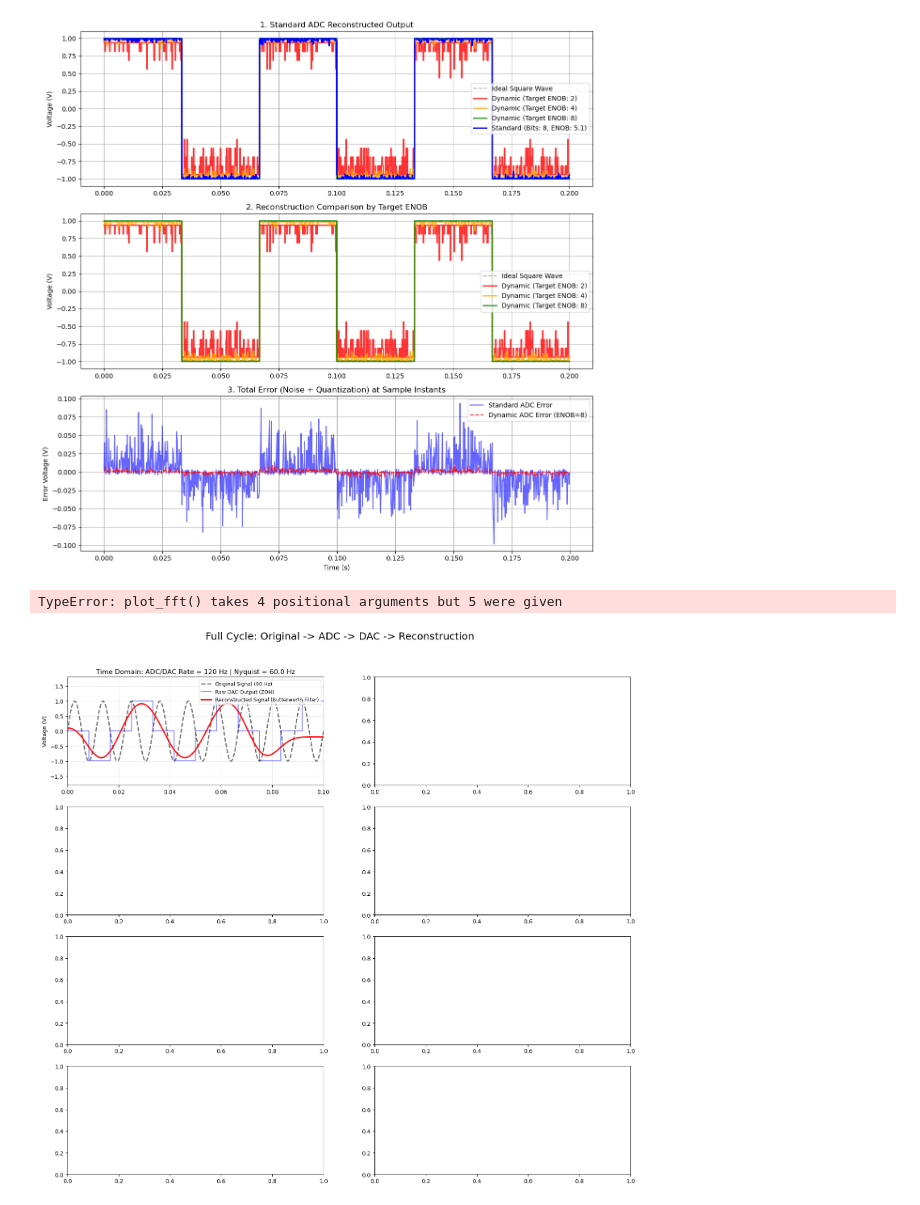
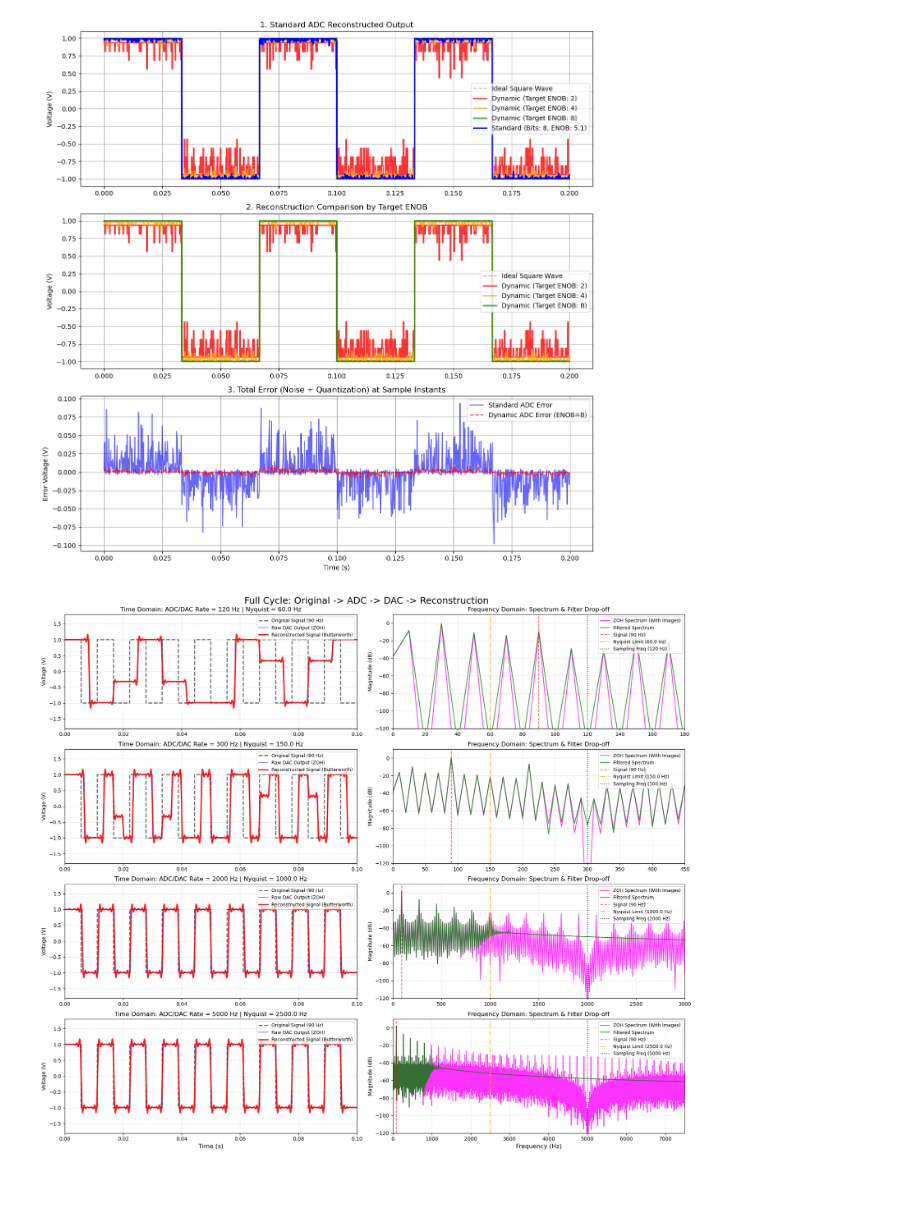
Before and after one commit to elmerfariass/DSPcap, a Jupyter notebook: ADC&DAC.ipynb, the cells around one changed output. Drawn from its saved outputs; the diff is of its cells as text; code cells hidden in the pictures.

```diff
--- a/ADC&DAC.ipynb
+++ b/ADC&DAC.ipynb
@@ -352,8 +352,7 @@ fs_analog_test = 100000
 f_signal_test = 100 # 100 Hz sine wave
 t_temp = np.linspace(0, 0.05, int(fs_analog_test * 0.05))
 
-# Full-scale sine wave for the ENOB formula to work perfectly
-x_analog_test = 0.8*np.sin(2 * np.pi * f_signal_test * t_temp)
+x_analog_test = 0.8*square(2 * np.pi * f_signal_test * t_temp)
 
 fs_sample_test = 5000 # 5 kHz
 v_min_test = -1.0
@@ -393,7 +392,6 @@ for bits in bit_levels:
 
     print(f"{bits:<6} | {erro_rms:<15.6f} | {snr_db:<12.2f} | {enob:.2f}")
 
-# --- PLOTTING THE RESULTS ---
 fig, (ax1, ax2) = plt.subplots(1, 2, figsize=(14, 5))
 
 # Plot 1: Exponential Drop of the Quantization Error
@@ -1311,87 +1137,77 @@ t_analog = np.arange(0, t_sim, 1 / analog_fs)
 
 f_in = 90 # 90 Hz signal
 v_max, v_min = 1.5, -1.5
-original_signal = 1.0 * np.sin(2 * np.pi * f_in * t_analog)
+#original_signal = 1.0 * np.sin(2 * np.pi * f_in * t_analog)
+original_signal = 1.0 * square(2 * np.pi * f_in * t_analog)
 
-bits = 8
-sampling_rates = [120, 300, 2000, 5000]  # Sampling rates to test (120 Hz, 300 Hz, 2 kHz, 5 kHz)
+Enob = 8
+sampling_rates = [120, 300, 2000, 5000]  # Sampling rates to test
 
-# --- 3. FULL CYCLE AND PLOTTING ---
-# Changed to 2 columns! Left: Time Domain | Right: Frequency Domain (FFT)
 fig, axes = plt.subplots(len(sampling_rates), 2, figsize=(18, 16))
 fig.suptitle('Full Cycle: Original -> ADC -> DAC -> Reconstruction', fontsize=18, y=0.95)
 
+# ADC -> DAC loop for each sampling rate
 for i, fs_adc in enumerate(sampling_rates):
-    # ==========================================
-    # STAGE 1: ADC (Real World -> Digital World)
-    # ==========================================
+
+
+
     (t_sampled, digital_out, _, _, step_size, snr,
      num_bits, codes, b_str, g_str) = adc_dynamic_model(
-        t_analog, original_signal, fs_adc, bits, v_max, v_min, margin_bits=0
+        t_analog, original_signal, fs_adc, Enob, v_max, v_min, margin_bits=0
     )
 
-    # ==========================================
-    # STAGE 2: DAC (Digital World -> Real World)
-    # ==========================================
-    # ZOH factor is calculated so the DAC's t_analog matches our 100kHz scale.
+
     zoh_factor_calc = int(analog_fs / fs_adc)
+
 
     (t_dig, volt_sig, t_dac, zoh_sig, rec_sig) = simulate_dac(
         g_str, num_bits, v_min, v_max, fs_adc,
-        zoh_factor=zoh_factor_calc, use_filter=True, gray_input=True
+        zoh_factor=zoh_factor_calc, use_filter=True, fc=1000, gray_input=True
     )
 
-    # ==========================================
-    # PLOTTING RESULTS
-    # ==========================================
-    ax_time = axes[i, 0] # Left column
-    ax_freq = axes[i, 1] # Right column
 
-    # --- TIME DOMAIN PLOTS ---
-    # 1. Ideal Signal (Dashed Black)
+    ax_time = axes[i, 0] # Left column (Time)
+    ax_freq = axes[i, 1] # Right column (Frequency)
+
+    #  TIME DOMAIN PLOTS
     ax_time.plot(t_analog, original_signal, 'k--', lw=2, alpha=0.6, label='Original Signal (90 Hz)')
-    # 2. Raw DAC Output (Blue Staircase)
     ax_time.plot(t_dac, zoh_sig, 'b-', lw=1.5, alpha=0.5, label='Raw DAC Output (ZOH)')
-    # 3. Filtered Analog Output (Red)
-    ax_time.plot(t_dac, rec_sig, 'r-', lw=2.5, alpha=0.9, label='Reconstructed Signal (Butterworth Filter)')
+    ax_time.plot(t_dac, rec_sig, 'r-', lw=2.5, alpha=0.9, label='Reconstructed Signal (Butterworth)')
 
     ax_time.set_title(f'Time Domain: ADC/DAC Rate = {fs_adc} Hz | Nyquist = {fs_adc/2:.1f} Hz', fontsize=12)
     ax_time.set_ylabel('Voltage (V)')
     ax_time.set_xlim(0, t_sim)
     ax_time.set_ylim(-1.8, 1.8)
     ax_time.grid(True, linestyle=':', alpha=0.7)
     ax_time.legend(loc='upper right', fontsize=9)
 
-    # --- FREQUENCY DOMAIN PLOTS (FFT) ---
-    # Automatically calculate the high-res frequency for FFT
+    #  FREQUENCY DOMAIN PLOTS (FFT)
     delta_t = t_dac[1] - t_dac[0]
     actual_dac_fs = 1 / delta_t
 
-    # Plot FFTs passing the specific axis
-    plot_fft(ax_freq, zoh_sig, actual_dac_fs, 'ZOH Spectrum (With Images)', 'magenta')
-    plot_fft(ax_freq, rec_sig, actual_dac_fs, 'Filtered Spectrum', 'green')
+    plt.sca(ax_freq)
+
+    plot_fft(zoh_sig, actual_dac_fs, 'ZOH Spectrum (With Images)', 'magenta')
+    plot_fft(rec_sig, actual_dac_fs, 'Filtered Spectrum', 'green')
 
     # Vertical markers for context
     ax_freq.axvline(f_in, color='red', linestyle='--', alpha=0.6, label=f'Signal ({f_in} Hz)')
     ax_freq.axvline(fs_adc/2, color='orange', linestyle='-.', alpha=0.8, label=f'Nyquist Limit ({fs_adc/2:.1f} Hz)')
     ax_freq.axvline(fs_adc, color='black', linestyle=':', alpha=0.8, label=f'Sampling Freq ({fs_adc} Hz)')
 
     ax_freq.set_title(f'Frequency Domain: Spectrum & Filter Drop-off', fontsize=12)
     ax_freq.set_ylabel('Magnitude (dB)')
     ax_freq.set_ylim(-120, 10)
-    # Dynamically limit the X-axis to 1.5x the sampling rate so we can see the first image clearly
     ax_freq.set_xlim(0, fs_adc * 1.5)
     ax_freq.grid(True, which='both', linestyle=':', alpha=0.7)
     ax_freq.legend(loc='upper right', fontsize=9)
 
-    # Add bottom labels only to the last row
     if i == len(sampling_rates) - 1:
         ax_time.set_xlabel('Time (s)', fontsize=12)
         ax_freq.set_xlabel('Frequency (Hz)', fontsize=12)
 
 plt.tight_layout()
 plt.subplots_adjust(top=0.92)
 plt.show()
 # %% [output]
-TypeError: plot_fft() takes 4 positional arguments but 5 were given
-[figure, old version]
+[figure, new version]
```
Also changed, not shown: parts of 14 cells of this notebook.
